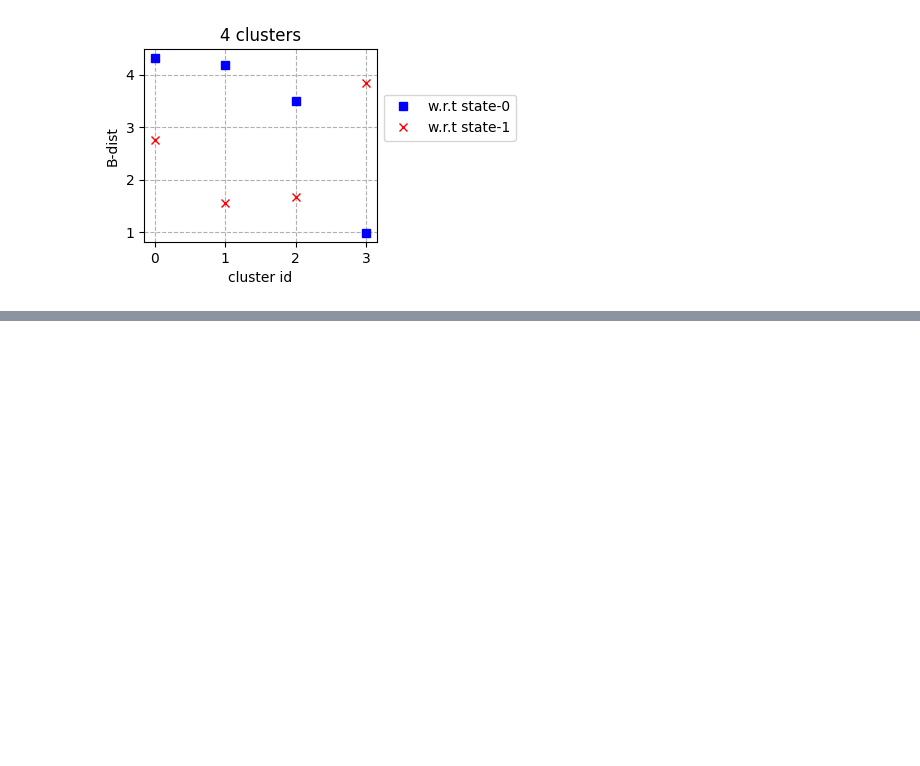
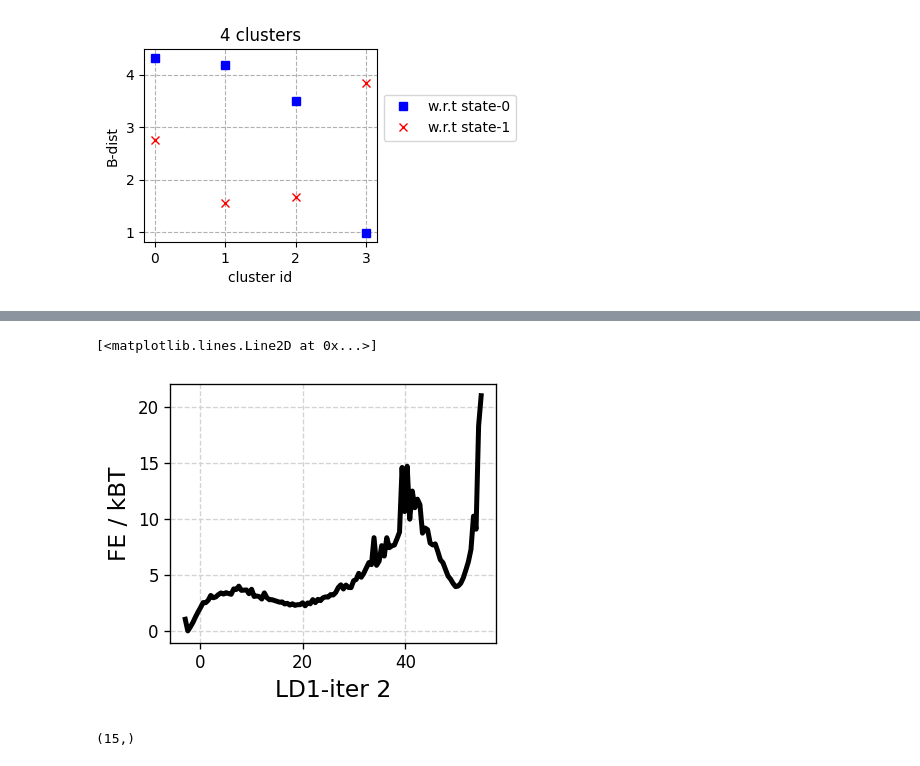
Before and after one commit to hocky-research-group/ShapeGMM_tutorial_2025, a Jupyter notebook: analyze_data/Part3_Cluster_Metad.ipynb, the cells around one changed output, grey strips where cells are left out. Cells and saved outputs as stored; diff of their text form; code cells hidden in the pictures; blank space fills up the shorter version.

```diff
--- a/analyze_data/Part3_Cluster_Metad.ipynb
+++ b/analyze_data/Part3_Cluster_Metad.ipynb
@@ -281,0 +382,24 @@ plt.legend(loc='best', bbox_to_anchor=[1.0,0.8])
+# %%
+ld_range = [-20,60]
+nbins = 161
+
+# histogramming the lda and calculate free energy
+hist, bins = np.histogram(ld1, range=ld_range, bins=nbins, density=True, weights=wgts)
+
+fe = -np.log(hist)
+grids = (bins[:-1] + bins[1:])/2
+
+plt.figure(figsize=(3.5,2.8), dpi=120)
+plt.grid(axis="both", which="major", linestyle="--", color="lightgrey")
+plt.xlabel("LD1-iter 2", fontsize=14)
+plt.ylabel("FE / kBT", fontsize=14)
+plt.plot(grids, fe-fe.min(), 'k-', lw=3.0)
+# %% [output]
+[<matplotlib.lines.Line2D at 0x...>]
+[figure, added]
+# %%
+# save lda coefficients
+print(lda.scalings_[:,0].shape)
+np.savetxt(os.path.join(output_folder,"ld1_coeffs_metad.txt"), lda.scalings_[:,0])
+# %% [output]
+(15,)
```
Also changed, not shown: parts of 19 cells of this notebook, 1 other file.
